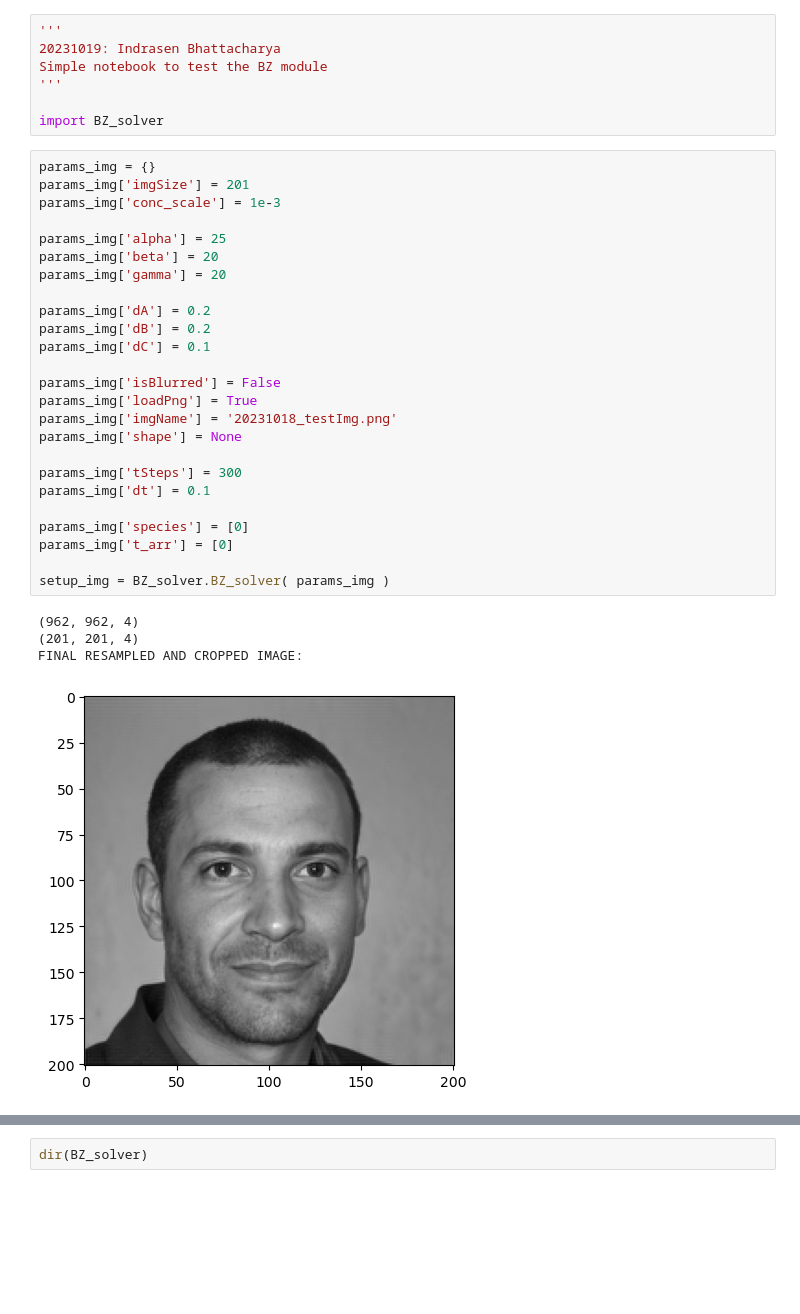
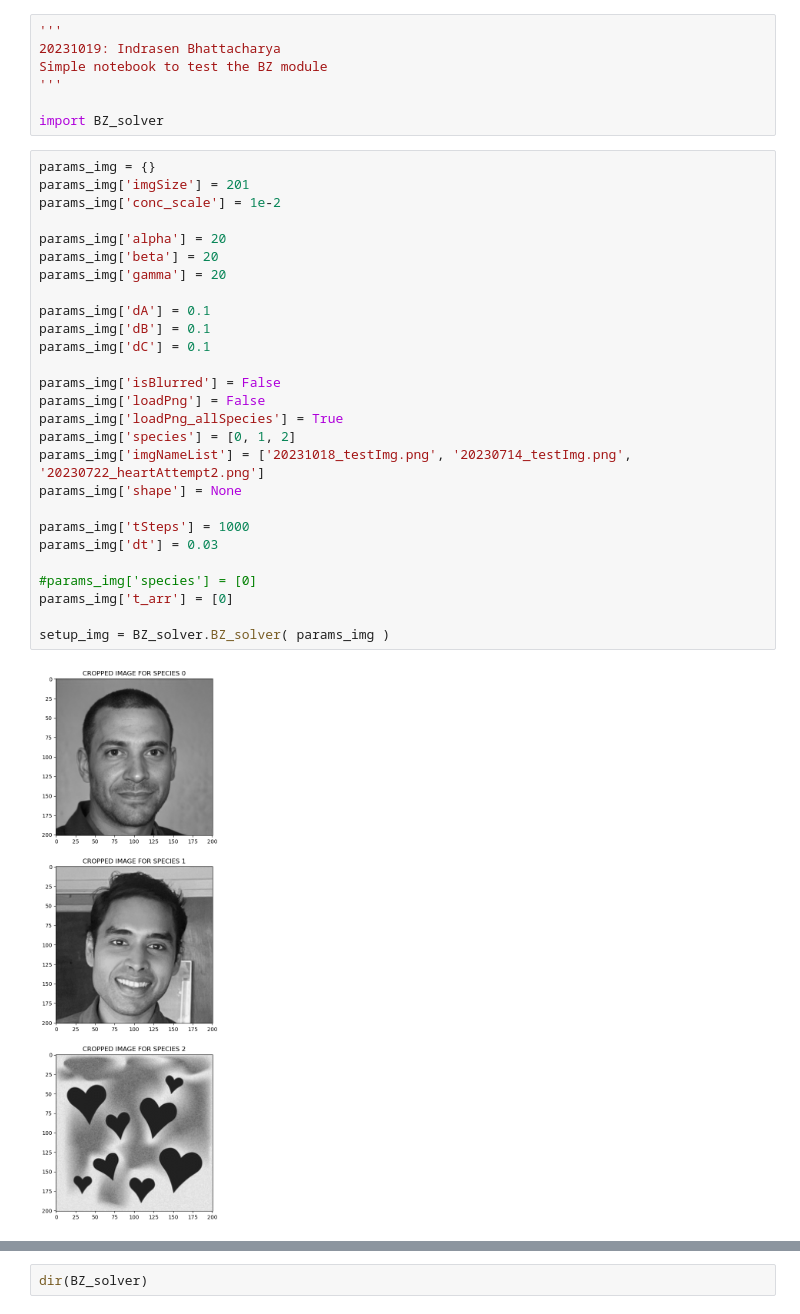
Before and after one commit to indrasen1/BZ_repo, a Jupyter notebook: BZ_solver_test.ipynb, the cells around one changed output, grey strips where cells are left out. Drawn from its saved outputs; the diff is of its cells as text; blank space fills up the shorter version.

Commit message:
Commiting final changes: includes use of 3 input images

```diff
--- a/BZ_solver_test.ipynb
+++ b/BZ_solver_test.ipynb
@@ -8,33 +8,32 @@ import BZ_solver
 # %%
 params_img = {}
 params_img['imgSize'] = 201
-params_img['conc_scale'] = 1e-3
+params_img['conc_scale'] = 1e-2
 
-params_img['alpha'] = 25
+params_img['alpha'] = 20
 params_img['beta'] = 20
 params_img['gamma'] = 20
 
-params_img['dA'] = 0.2
-params_img['dB'] = 0.2
+params_img['dA'] = 0.1
+params_img['dB'] = 0.1
 params_img['dC'] = 0.1
 
 params_img['isBlurred'] = False
-params_img['loadPng'] = True
-params_img['imgName'] = '20231018_testImg.png'
+params_img['loadPng'] = False
+params_img['loadPng_allSpecies'] = True
+params_img['species'] = [0, 1, 2]
+params_img['imgNameList'] = ['20231018_testImg.png', '20230714_testImg.png', '20230722_heartAttempt2.png']
 params_img['shape'] = None
 
-params_img['tSteps'] = 300
-params_img['dt'] = 0.1
+params_img['tSteps'] = 1000
+params_img['dt'] = 0.03
 
-params_img['species'] = [0]
+#params_img['species'] = [0]
 params_img['t_arr'] = [0]
 
 setup_img = BZ_solver.BZ_solver( params_img )
 # %% [output]
-(962, 962, 4)
-(201, 201, 4)
-FINAL RESAMPLED AND CROPPED IMAGE:
-[figure, old version]
+[figure, new version]
 # %%
 setup_img.displForcing()
 # %% [output]
```
Also changed, not shown: parts of 6 cells of this notebook, 4 other files.
